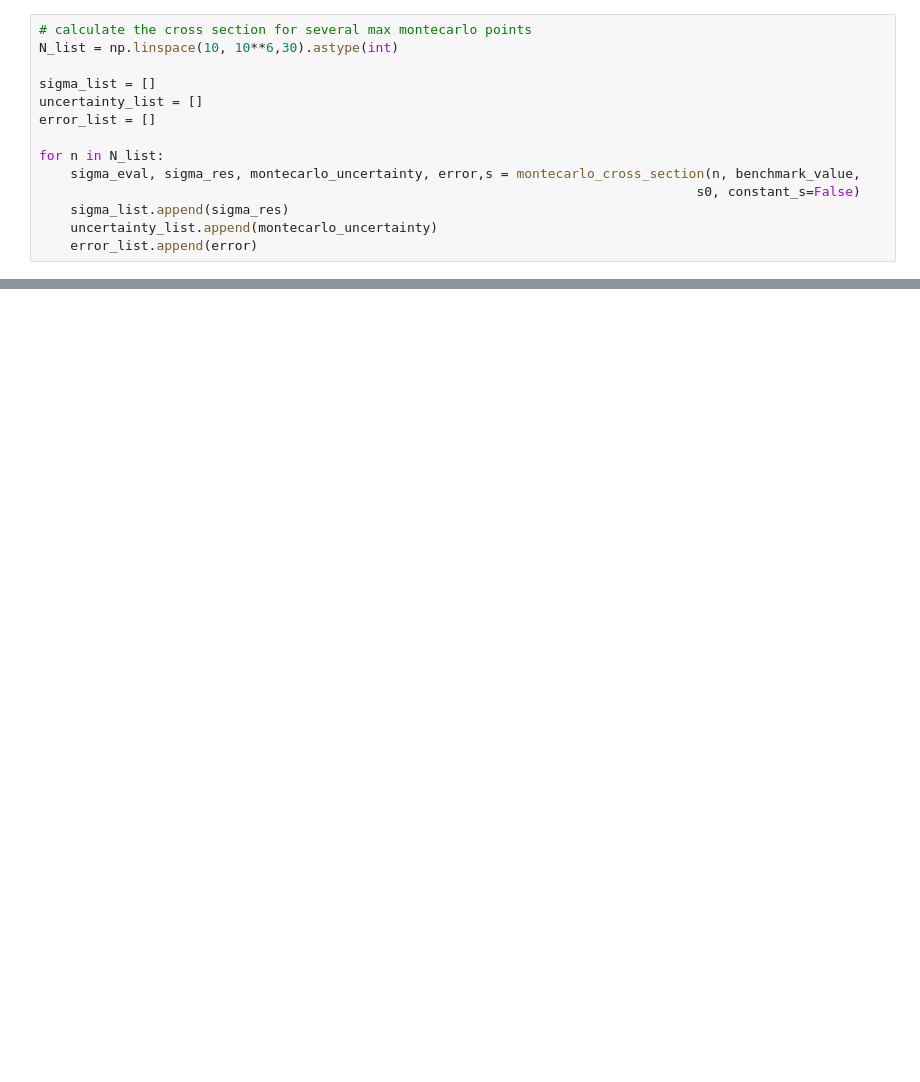
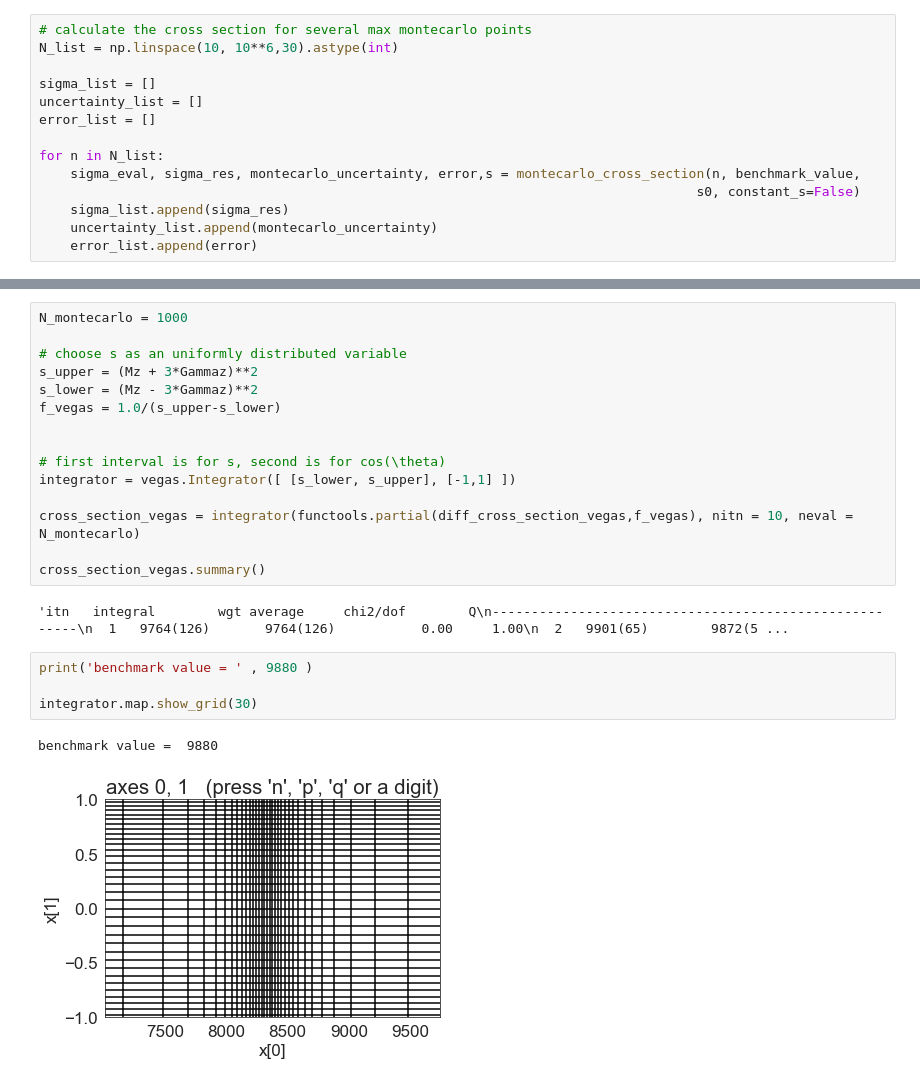
Before and after one commit to Ssalazar12/Physics, a Jupyter notebook: montecarlo_qcd/problem_1_montecarlo.ipynb, the cells around one changed output, grey strips where cells are left out. Saved outputs shown, nothing was run; the diff lists cells and outputs as text; blank space fills up the shorter version.

```diff
--- a/montecarlo_qcd/problem_1_montecarlo.ipynb
+++ b/montecarlo_qcd/problem_1_montecarlo.ipynb
@@ -282,0 +328,24 @@ plt.savefig('figures/montecarlo_uniform_s.png')
+# %%
+N_montecarlo = 1000
+
+# choose s as an uniformly distributed variable
+s_upper = (Mz + 3*Gammaz)**2
+s_lower = (Mz - 3*Gammaz)**2
+f_vegas = 1.0/(s_upper-s_lower)
+
+
+# first interval is for s, second is for cos(\theta)
+integrator = vegas.Integrator([ [s_lower, s_upper], [-1,1] ])
+
+cross_section_vegas = integrator(functools.partial(diff_cross_section_vegas,f_vegas), nitn = 10, neval = N_montecarlo)
+
+cross_section_vegas.summary()
+# %% [output]
+'itn   integral        wgt average     chi2/dof        Q\n-------------------------------------------------------\n  1   9764(126)       9764(126)           0.00     1.00\n  2   9901(65)        9872(5 ...
+# %%
+print('benchmark value = ' , 9880 )
+
+integrator.map.show_grid(30)
+# %% [output]
+benchmark value =  9880
+[figure, added]
```
Also changed, not shown: parts of 13 cells of this notebook.
